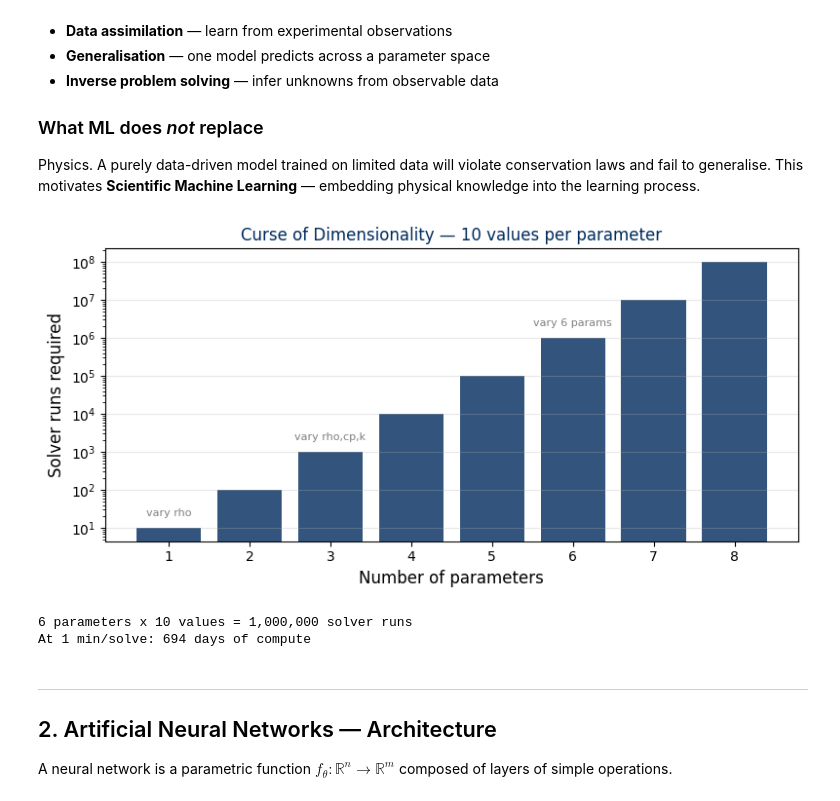
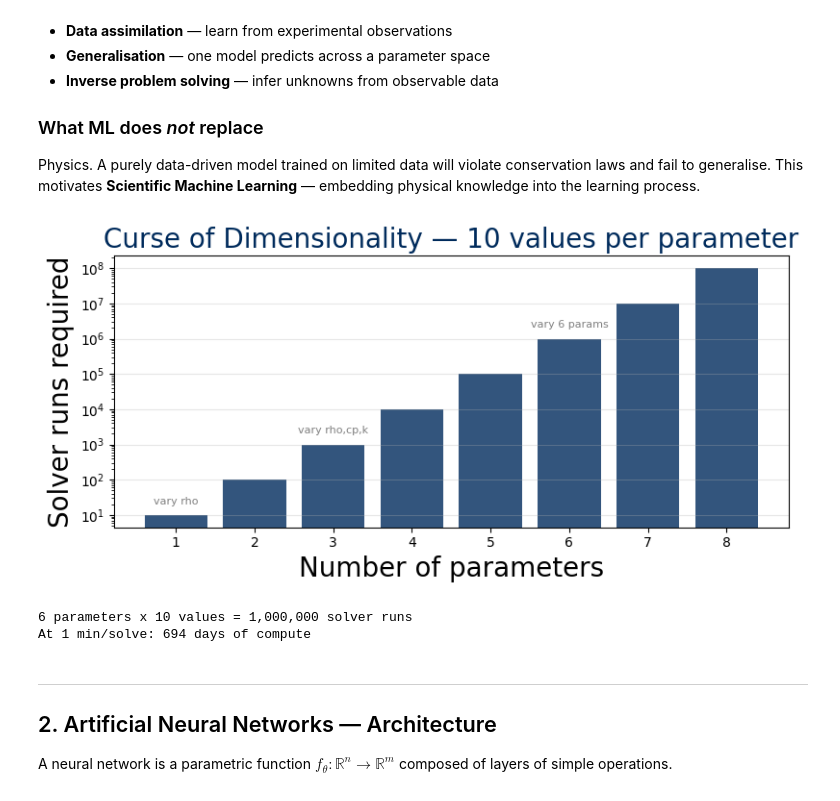
Before and after one commit to muaazbhamjee/mkm411-sciml-lectures, a Jupyter notebook: Lecture_1_ANNs_and_SciML.ipynb, the cells around one changed output. Saved outputs shown, nothing was run; the diff lists cells and outputs as text; code cells hidden in the pictures.

```diff
--- a/Lecture_1_ANNs_and_SciML.ipynb
+++ b/Lecture_1_ANNs_and_SciML.ipynb
@@ -68,22 +68,22 @@ Learning** — embedding physical knowledge into the learning process.
 # %%
 dims = np.arange(1, 9)
 points_per_dim = 10
 fig, ax = plt.subplots(figsize=(8, 4))
 ax.bar(dims, points_per_dim**dims, color=UP_BLUE, alpha=0.8)
 ax.set_yscale('log')
-ax.set_xlabel('Number of parameters', fontsize=12)
-ax.set_ylabel('Solver runs required', fontsize=12)
+ax.set_xlabel('Number of parameters', fontsize=20)
+ax.set_ylabel('Solver runs required', fontsize=20)
 ax.set_title('Curse of Dimensionality — 10 values per parameter',
-             fontsize=12, color=UP_BLUE)
+             fontsize=20, color=UP_BLUE)
 ax.set_xticks(dims)
 ax.grid(True, alpha=0.3, axis='y')
 for d, label in {1: 'vary rho', 3: 'vary rho,cp,k', 6: 'vary 6 params'}.items():
     ax.text(d, points_per_dim**d * 2, label, ha='center', fontsize=8, color='gray')
 plt.tight_layout(); plt.show()
 print(f"6 parameters x 10 values = {10**6:,} solver runs")
 print(f"At 1 min/solve: {10**6/60/24:.0f} days of compute")
 # %% [output]
-[figure, old version]
+[figure, new version]
 6 parameters x 10 values = 1,000,000 solver runs
 At 1 min/solve: 694 days of compute
 # %% [markdown]
```
Also changed, not shown: parts of 2 cells of this notebook.
